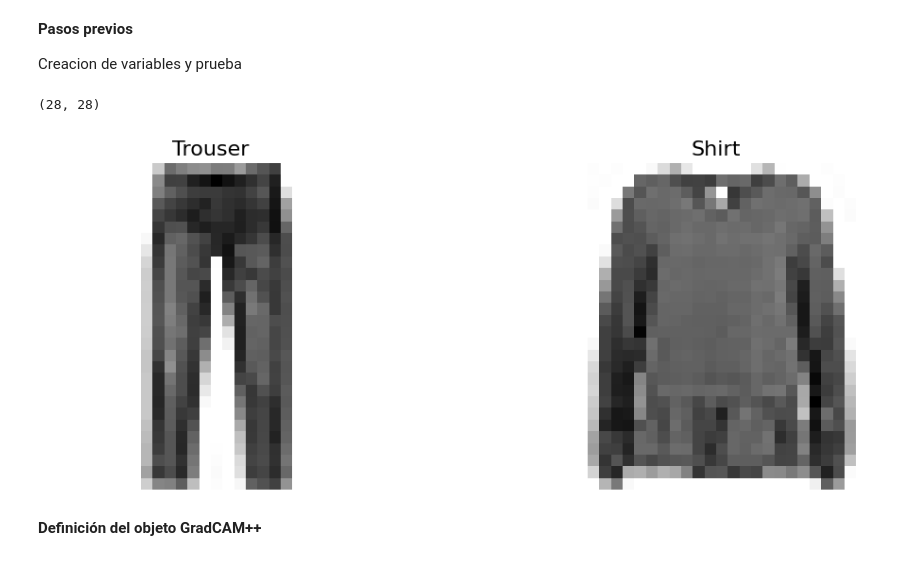
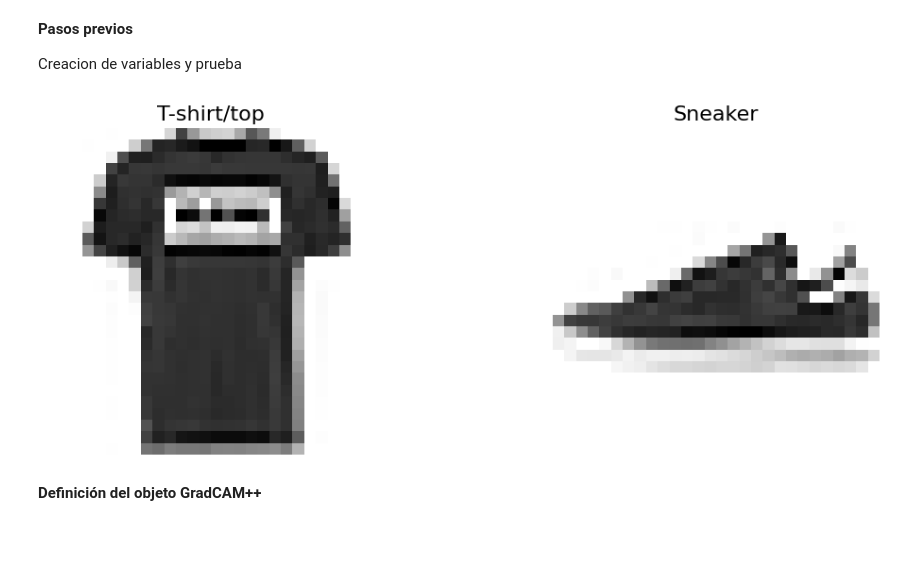
Before and after one commit to juansebastiangit/Inteligencia_artificial, a Jupyter notebook: Parciales/Parcial_1/parcial-1-sección-practica.ipynb, the cells around one changed output. Drawn from its saved outputs; the diff is of its cells as text; code cells hidden in the pictures.

```diff
--- a/Parciales/Parcial_1/parcial-1-sección-practica.ipynb
+++ b/Parciales/Parcial_1/parcial-1-sección-practica.ipynb
@@ -489,7 +740,7 @@ Creacion de variables y prueba
 # %%
 #Lo primero es definir las imagenes que se van a clasificar
 #Les ponemos un título
-img_titles=["Trouser","Shirt"]
+img_titles=["T-shirt/top","Sneaker"]
 
 #Dejo por acá porque es importante la lista con las clases y sus indices en fashion MNIST
 classes=["T-shirt/top","Trouser","Pullover","Dress","Coat","Sandal","Shirt","Sneaker","Bag","Ankle boot"]
@@ -497,7 +748,7 @@ classes=["T-shirt/top","Trouser","Pullover","Dress","Coat","Sandal","Shirt","Sne
 #Extraemos las imagenes que queremos clasificar
 index_1 = None
 for i, label in enumerate(y_train):
-    if label == 1:  # Definimos el indice de la clase que queremos verificar, en este caso revisare la peor y mejor clasificada
+    if label == 0:  # Definimos el indice de la clase que queremos verificar, en este caso revisare la peor y mejor clasificada
         index_1 = i
         break
 
@@ -506,36 +757,35 @@ if index_1 is not None:
     image_1 = X_train[index_1]
 
 #Igual para la otra clase
 index_2 = None
 for i, label in enumerate(y_train):
-    if label == 6:  # La otra clase que vamos a verificar
+    if label == 7:  # La otra clase que vamos a verificar
         index_2 = i
         break
 
 # y guardamos la imagen en una variable
 if index_2 is not None:
     image_2 = X_train[index_2]
 
 #Las imagenes ya estaban normalizadas, pero por conveniencia mejor centrarlas en 0
 image_1=np.array(image_1*2-1)
 
 image_2=np.array(image_2*2-1)
 
 
 #Creamos un arreglo de numpy con las imagenes
 images = np.array([image_1,image_2])
 
 # visualizamos las imagenes que vamos a utilizar
 f, ax = plt.subplots(nrows=1, ncols=2, figsize=(12, 4))
 for i, title in enumerate(img_titles):
     ax[i].set_title(title, fontsize=16)
     ax[i].imshow(images[i],cmap="binary")
     ax[i].axis('off')
 plt.tight_layout()
 plt.show()
 # %% [output]
-(28, 28)
-[figure, old version]
+[figure, new version]
 # %% [markdown]
 **Definición del objeto GradCAM++**
 # %% [markdown]
```
Also changed, not shown: parts of 38 cells of this notebook.
